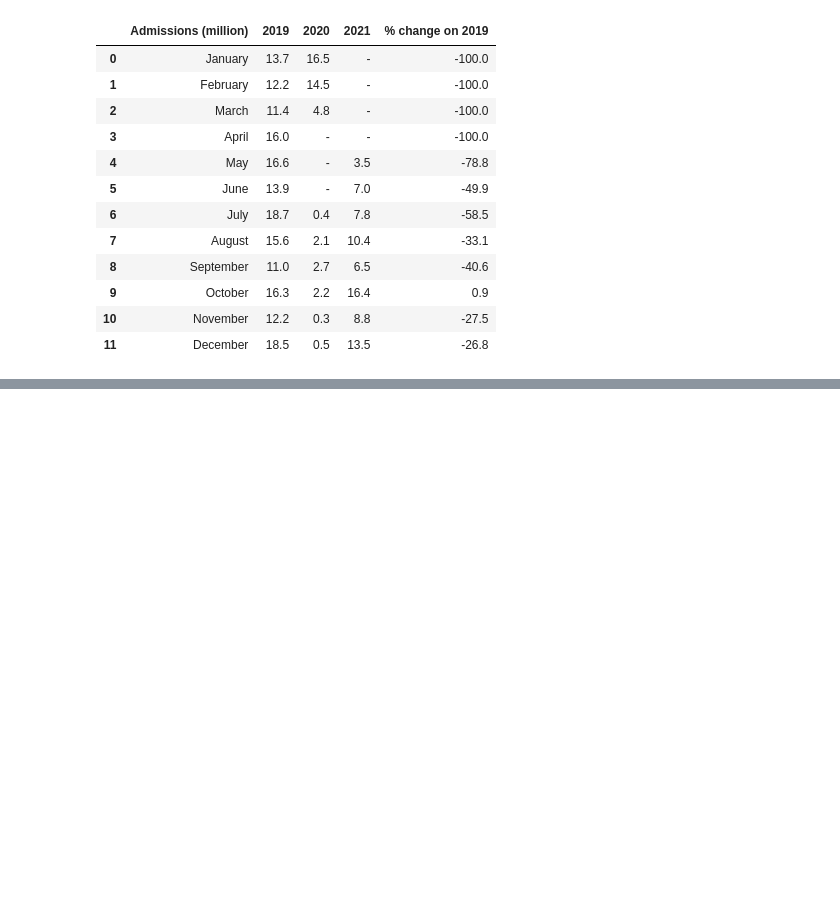
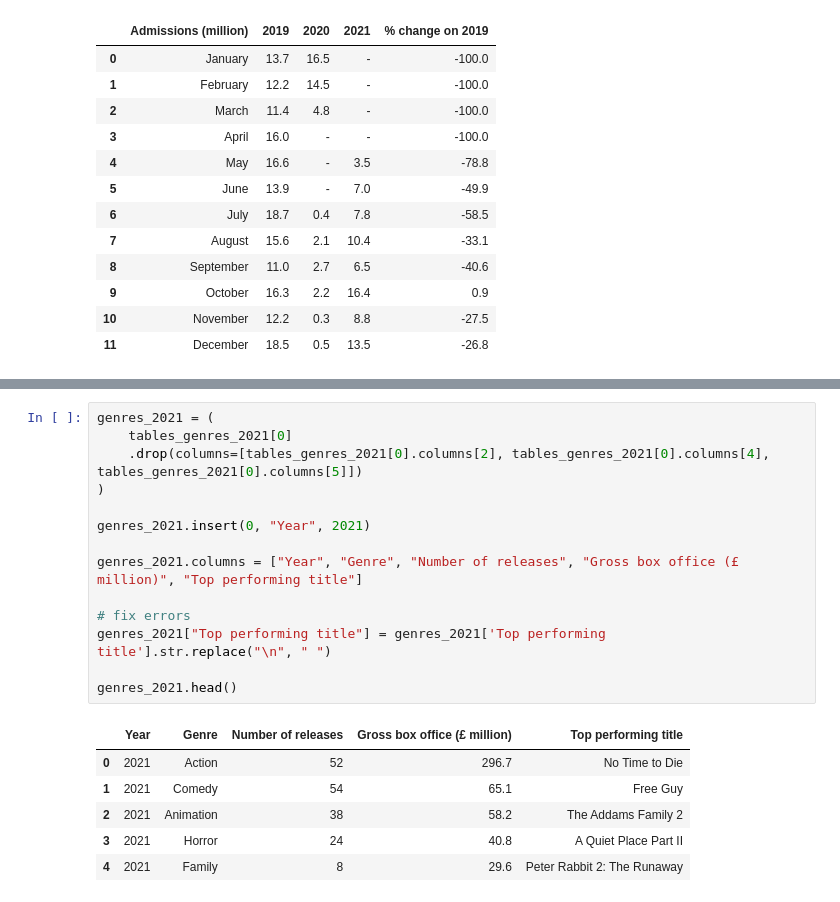
Before and after one commit to AJ-Horch/grounded_data_analyst, a Jupyter notebook: covidmoviesclean.ipynb, the cells around one changed output, grey strips where cells are left out. Cells and saved outputs as stored; diff of their text form; blank space fills up the shorter version.

```diff
--- a/covidmoviesclean.ipynb
+++ b/covidmoviesclean.ipynb
@@ -620,0 +684,21 @@ Reading /content/drive/MyDrive/year 29/Data Science /notebooks/solve_any_data_an
+# %%
+genres_2021 = (
+    tables_genres_2021[0]
+    .drop(columns=[tables_genres_2021[0].columns[2], tables_genres_2021[0].columns[4], tables_genres_2021[0].columns[5]])
+)
+
+genres_2021.insert(0, "Year", 2021)
+
+genres_2021.columns = ["Year", "Genre", "Number of releases", "Gross box office (£ million)", "Top performing title"]
+
+# fix errors
+genres_2021["Top performing title"] = genres_2021['Top performing title'].str.replace("\n", " ")
+
+genres_2021.head()
+# %% [output]
+|  | Year | Genre | Number of releases | Gross box office (£ million) | Top performing title |
+| 0 | 2021 | Action | 52 | 296.7 | No Time to Die |
+| 1 | 2021 | Comedy | 54 | 65.1 | Free Guy |
+| 2 | 2021 | Animation | 38 | 58.2 | The Addams Family 2 |
+| 3 | 2021 | Horror | 24 | 40.8 | A Quiet Place Part II |
+| 4 | 2021 | Family | 8 | 29.6 | Peter Rabbit 2: The Runaway |
```
Also changed, not shown: parts of 15 cells of this notebook.
